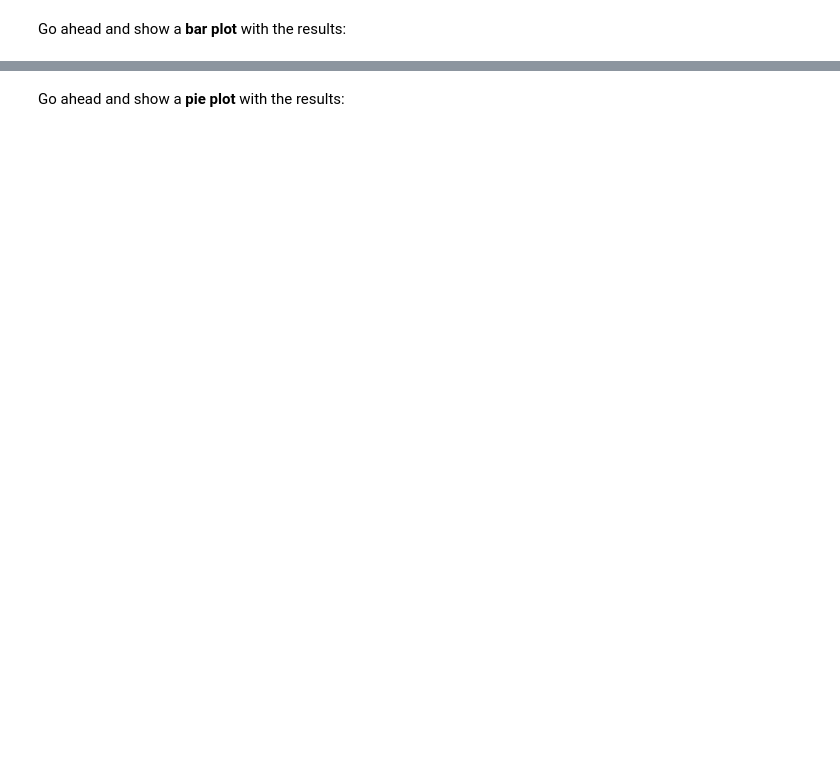
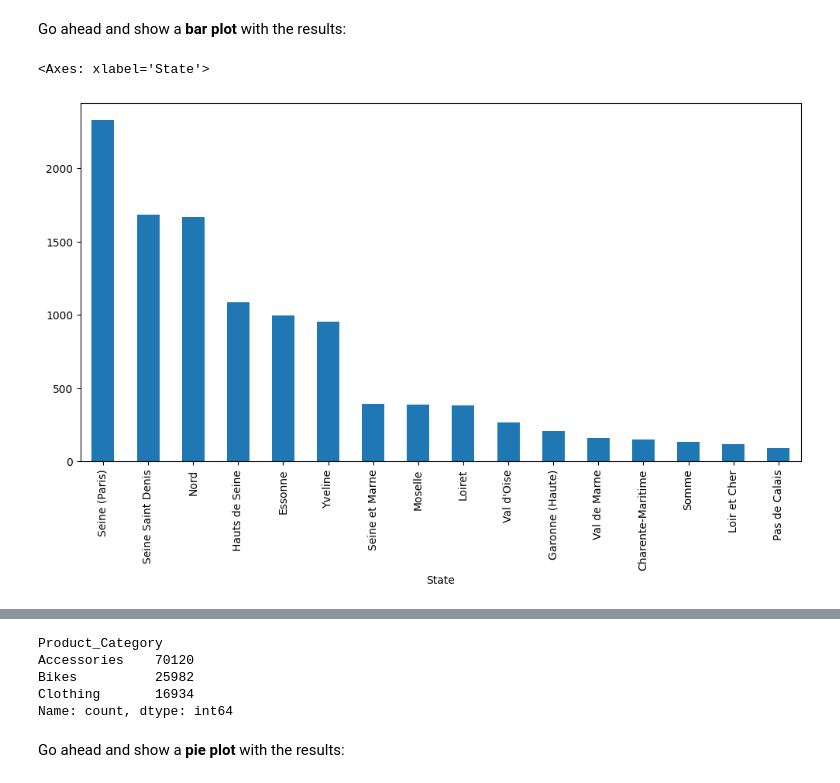
Before and after one commit to Enybyy/Data-Analyst, a Jupyter notebook: FreeCodeCamp/Exercises_1.ipynb, the cells around one changed output, grey strips where cells are left out. Drawn from its saved outputs; the diff is of its cells as text; code cells hidden in the pictures; blank space fills up the shorter version.

```diff
--- a/FreeCodeCamp/Exercises_1.ipynb
+++ b/FreeCodeCamp/Exercises_1.ipynb
@@ -375,3 +366,5 @@ sales.loc[(sales['Country'] == 'Canada') & (sales['Sub_Category'] == 'Bike Racks
 ### How many orders were made in each region (state) of France?
 # %%
 # your code goes here
+orders_state_france = sales.query("Country == 'France'" )['State'].value_counts()
+orders_state_france
@@ -383,3 +391,7 @@ france_states
 Go ahead and show a <b>bar plot</b> with the results:
 # %%
 # your code goes here
+orders_state_france.plot(kind='bar', figsize=(12,6))
+# %% [output]
+<Axes: xlabel='State'>
+[figure, added]
@@ -391,3 +401,11 @@ france_states.plot(kind='bar', figsize=(14,6))
 ### How many sales were made per category?
 # %%
 # your code goes here
+sales_category = sales['Product_Category'].value_counts()
+sales_category
+# %% [output]
+Product_Category
+Accessories    70120
+Bikes          25982
+Clothing       16934
+Name: count, dtype: int64
```
Also changed, not shown: parts of 54 cells of this notebook, 1 other file.
